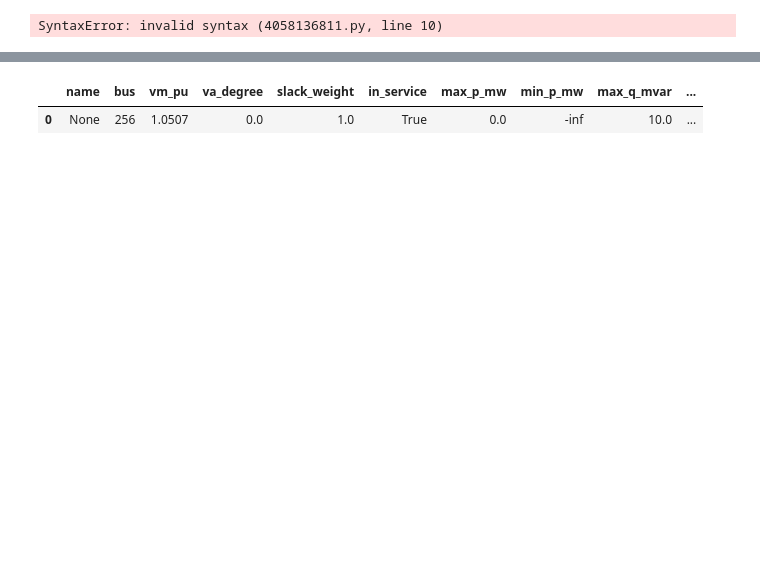
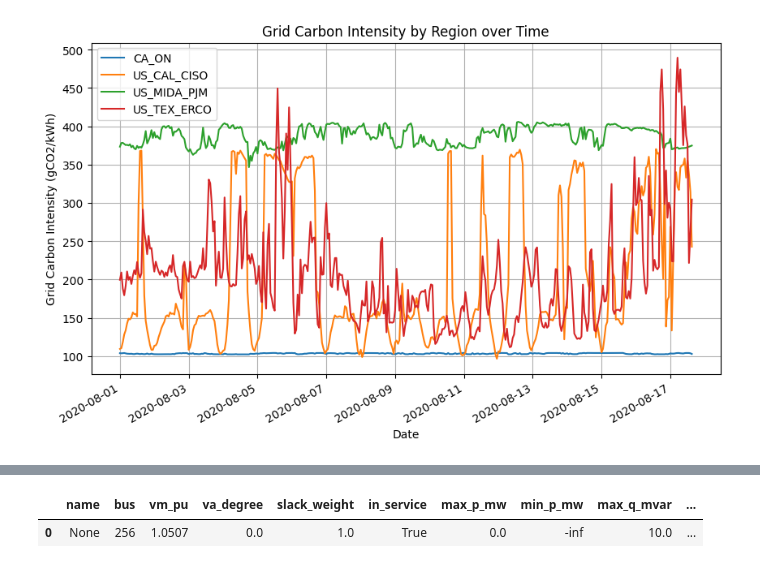
Before and after one commit to zihanpan8378/pandapower, a Jupyter notebook: grid_simulation/src/run_simulation.ipynb, the cells around one changed output, grey strips where cells are left out. Saved outputs shown, nothing was run; the diff lists cells and outputs as text; code cells hidden in the pictures; blank space fills up the shorter version.

Commit message:
wip: different simulation configuration

```diff
--- a/grid_simulation/src/run_simulation.ipynb
+++ b/grid_simulation/src/run_simulation.ipynb
@@ -49,26 +98,26 @@ sim_interface = GridSimulation(
 )
 # %%
-# Verifies data center energy usage trend as load increases
-start_date = pd.Timestamp("2024-01-01 00:00:00")
-new_shares = [0.1 + 0.002 * i for i in range(400)]
+# Run the simulation over a sequence of hourly timesteps, recording metrics each step.
 SIMULATION_START_TIME: datetime = datetime.strptime('2020-08-01 00:00:00', '%Y-%m-%d %H:%M:%S')
+num_hours = 400
 current_time = SIMULATION_START_TIME
 
-for share in new_shares:
+for _ in range(num_hours):
     sim_interface.run_power_flow(date = current_time, observe = True)
-    # sim_interface.update_dc_load_share("CA_ON", [load_id], [share])
     current_time += timedelta(hours = 1)
 
-plot_data(
-    x_data = new_shares,
-    y_data = sim_interface.observer._ci_data,
-    labels = sim_interface.observer._grid_names,
-    x_label = "Data Center Load Share",
-    y_label = "Grid Carbon Intensity (gCO2/kWh)",
-    title = "Impact of Data Center Load Share on Grid Carbon Intensity"
+# Plot carbon intensity for all regions by date on a single figure. The observer's
+# DataFrame has one row per region per timestamp, so one line is drawn per region.
+metrics_df = sim_interface.observer.to_dataframe()
+plot_metric_over_time(
+    metrics_df = metrics_df,
+    metric     = "carbon_intensity",
+    title      = "Grid Carbon Intensity by Region over Time",
+    y_label    = "Grid Carbon Intensity (gCO2/kWh)",
+    x_label    = "Date"
 )
 # %% [output]
-SyntaxError: invalid syntax (4058136811.py, line 10)
+[figure, added]
 # %%
 grid = sim_interface._grids[0]
 energy_profile = grid.get_energy_profile()
```
Also changed, not shown: parts of 8 cells of this notebook, 7 other files.
